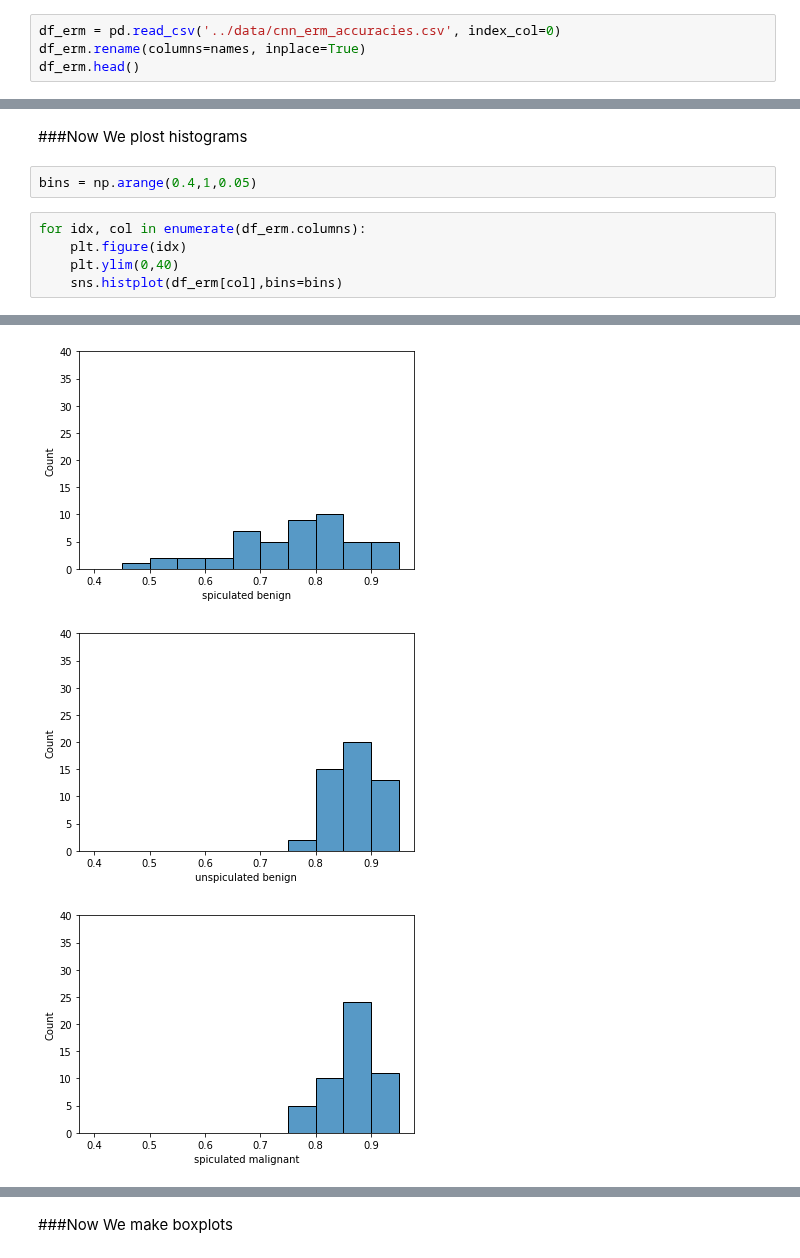
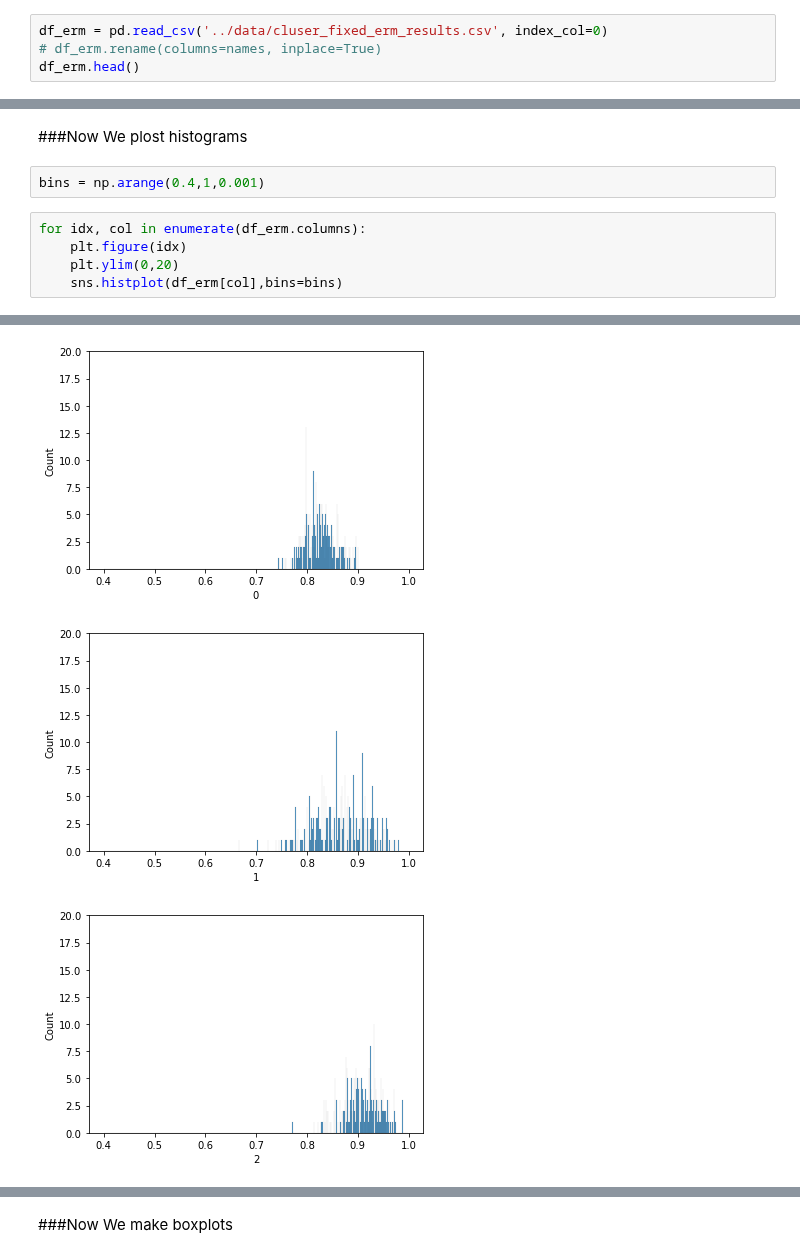
Before and after one commit to mtzig/LIDC_GDRO, a Jupyter notebook: notebooks/Transfer_Learning_ERM_gDRO.ipynb, the cells around one changed output, grey strips where cells are left out. Saved outputs shown, nothing was run; the diff lists cells and outputs as text.

Commit message:
edits some names

```diff
--- a/notebooks/Transfer_Learning_ERM_gDRO.ipynb
+++ b/notebooks/Transfer_Learning_ERM_gDRO.ipynb
@@ -26,5 +27,5 @@ names = {'entire': 'overall',
 # %%
-df_erm = pd.read_csv('../data/cnn_erm_accuracies.csv', index_col=0)
-df_erm.rename(columns=names, inplace=True)
+df_erm = pd.read_csv('../data/cluser_fixed_erm_results.csv', index_col=0)
+# df_erm.rename(columns=names, inplace=True)
 df_erm.head()
 # %% [output]
@@ -70,10 +69,10 @@ dtype: float64
 # %% [markdown]
 ###Now We plost histograms
 # %%
-bins = np.arange(0.4,1,0.05)
+bins = np.arange(0.4,1,0.001)
 # %%
 for idx, col in enumerate(df_erm.columns):
     plt.figure(idx)
-    plt.ylim(0,40)
+    plt.ylim(0,20)
     sns.histplot(df_erm[col],bins=bins)
 # %% [output]
@@ -81,3 +80,3 @@ for idx, col in enumerate(df_erm.columns):
-[figure, old version]
+[figure, new version]
-[figure, old version]
+[figure, new version]
-[figure, old version]
+[figure, new version]
```
Also changed, not shown: parts of 15 cells of this notebook, 7 other files.
